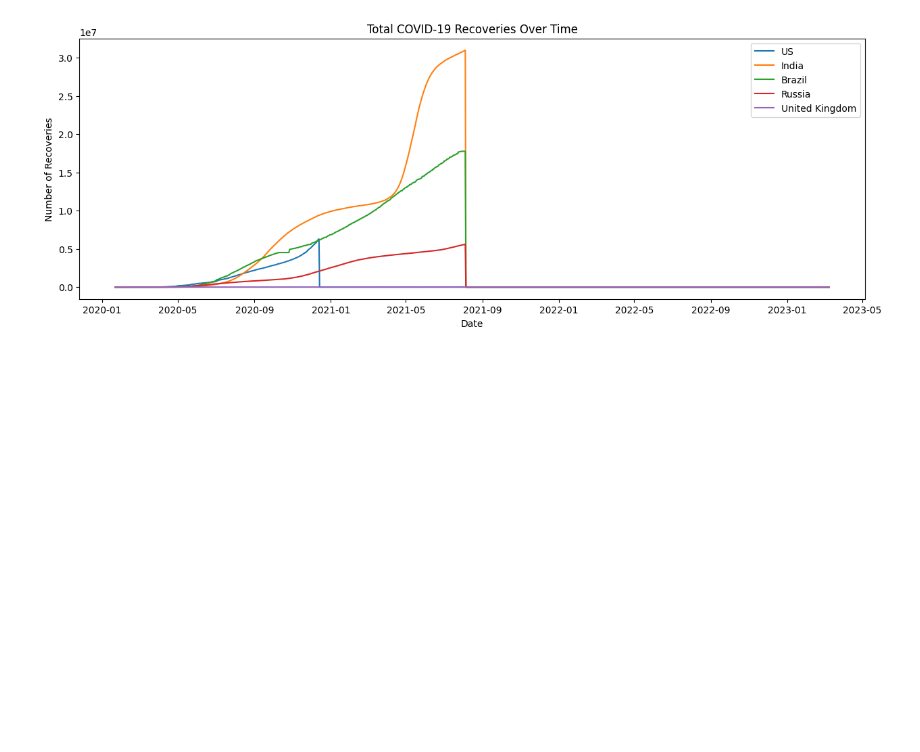
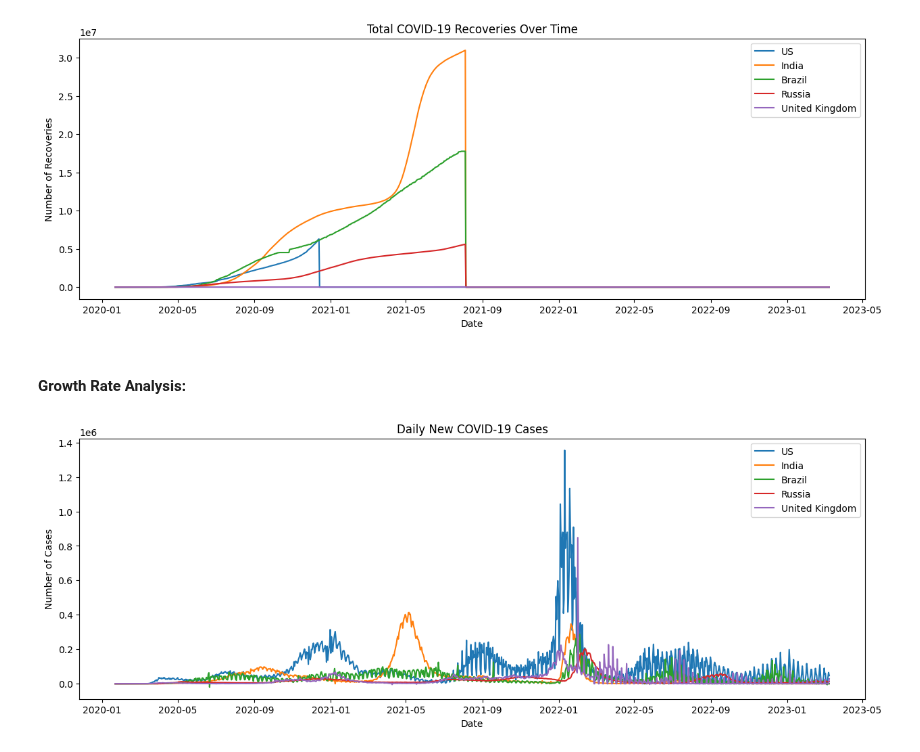
Before and after one commit to Akshay-Paunikar/Statistics_for_Data_Science, a Jupyter notebook: Data_Analysis/Covid_19/Covid_19_Data_Analysis.ipynb, the cells around one changed output. Drawn from its saved outputs; the diff is of its cells as text; code cells hidden in the pictures; blank space fills up the shorter version.

Commit message:
Covid 19 - daily new cases and growth rates

```diff
--- a/Data_Analysis/Covid_19/Covid_19_Data_Analysis.ipynb
+++ b/Data_Analysis/Covid_19/Covid_19_Data_Analysis.ipynb
@@ -170,3 +170,25 @@ plt.legend()
 plt.show()
 # %% [output]
 [figure]
+# %% [markdown]
+<h4>Growth Rate Analysis:</h4>
+# %%
+# Calculate daily new cases and growth rates
+new_cases = confirmed_df.diff().fillna(0)
+new_deaths = deaths_df.diff().fillna(0)
+new_recoveries = recovered_df.diff().fillna(0)
+
+growth_rate = new_cases.pct_change().fillna(0) * 100
+
+# Plot daily new cases for a few countries
+plt.figure(figsize=(15, 5))
+for country in countries:
+    plt.plot(new_cases.index, new_cases[country], label=country)
+
+plt.title('Daily New COVID-19 Cases')
+plt.xlabel('Date')
+plt.ylabel('Number of Cases')
+plt.legend()
+plt.show()
+# %% [output]
+[figure, added]
```
